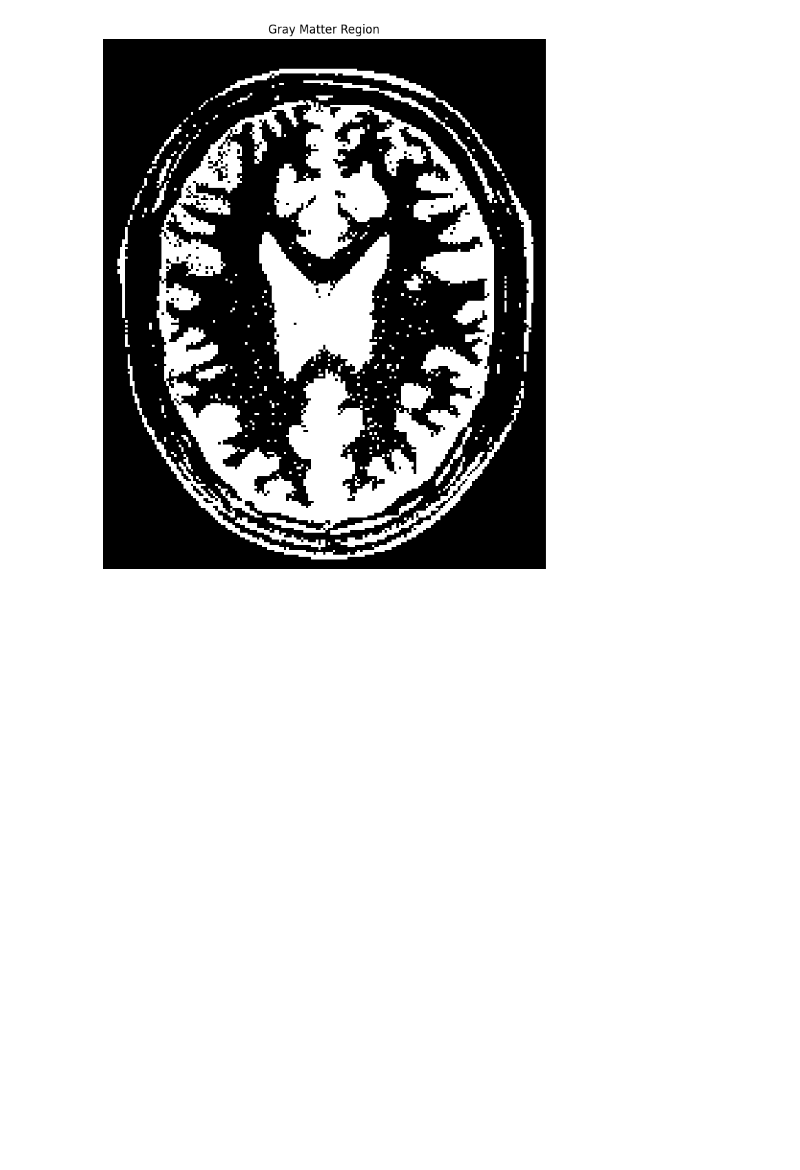
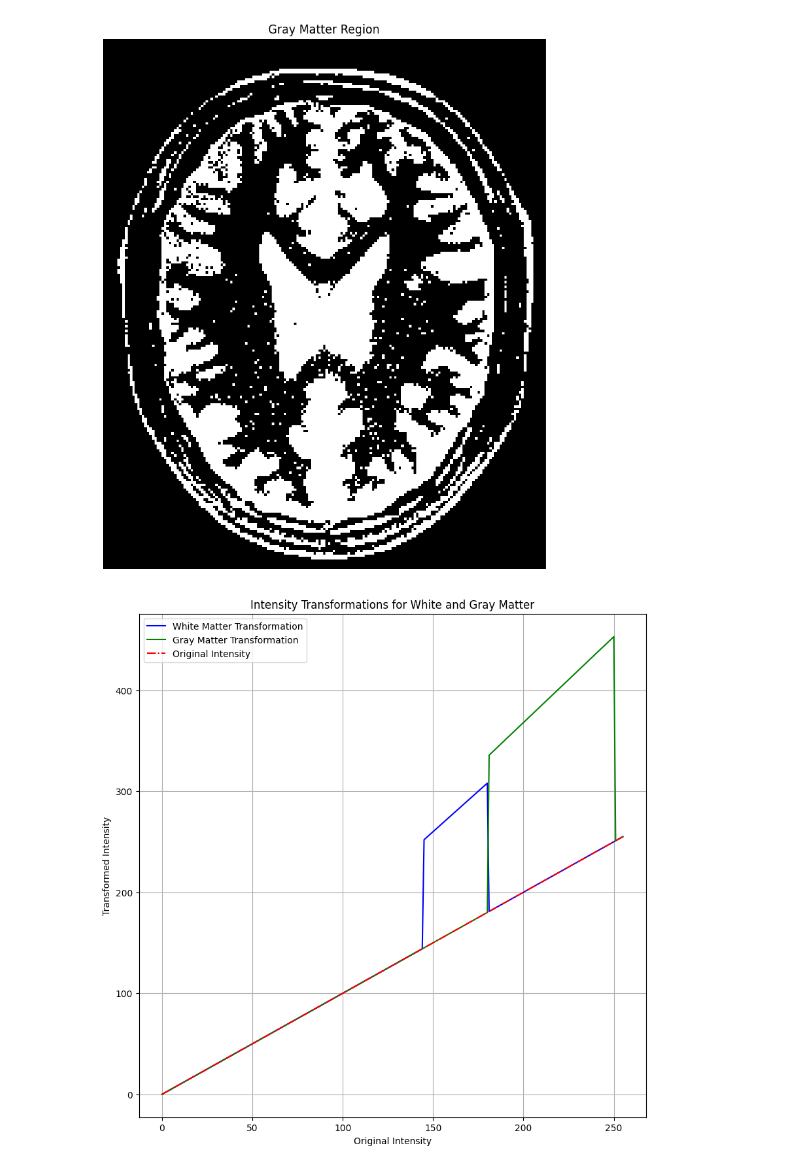
Before and after one commit to M3thsara/M3thsara-Image-Processing-and-Machine-Vision, a Jupyter notebook: A01_Intensity_Transformations_and_Neighborhood_Filtering.ipynb, the cells around one changed output. Saved outputs shown, nothing was run; the diff lists cells and outputs as text; code cells hidden in the pictures; blank space fills up the shorter version.

```diff
--- a/A01_Intensity_Transformations_and_Neighborhood_Filtering.ipynb
+++ b/A01_Intensity_Transformations_and_Neighborhood_Filtering.ipynb
@@ -146,3 +155,42 @@ plt.show()
 [figure]
 [figure]
 [figure]
+# %%
+# Create an array of values from 0 to 255
+intensity_values = np.arange(0, 256)  # Intensity range (0 to 255)
+
+# Create arrays to hold transformed intensities
+gray_matter_transformed = np.zeros(intensity_values.shape)
+white_matter_transformed = np.zeros(intensity_values.shape)
+
+for i in range(len(intensity_values)):
+    if 181 <= intensity_values[i] <= 250:
+        gray_matter_transformed[i] = 1.7 * intensity_values[i] + 28
+    else:
+        gray_matter_transformed[i] = intensity_values[i]
+
+#Define the transformation for white matter intensities
+
+for i in range(len(intensity_values)):
+    if 145 <= intensity_values[i] <= 180:
+        white_matter_transformed[i] = 1.6 * intensity_values[i] + 20
+    else:
+        white_matter_transformed[i] = intensity_values[i]
+
+#Plot the intensity transformations
+plt.figure(figsize=(10, 10))
+
+plt.plot(intensity_values, white_matter_transformed, label='White Matter Transformation', color='blue')
+plt.plot(intensity_values, gray_matter_transformed, label='Gray Matter Transformation', color='green')
+
+# Plot the original intensity
+plt.plot(intensity_values, intensity_values, label='Original Intensity', linestyle='-.', color='red')
+
+plt.title('Intensity Transformations for White and Gray Matter')
+plt.xlabel('Original Intensity')
+plt.ylabel('Transformed Intensity')
+plt.legend()
+plt.grid(True)
+plt.show()
+# %% [output]
+[figure, added]
```
Also changed, not shown: parts of 6 cells of this notebook.
